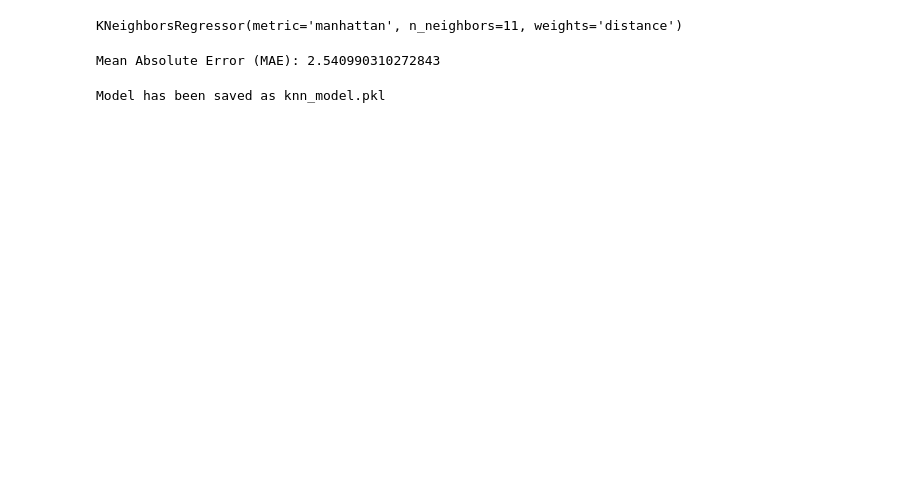
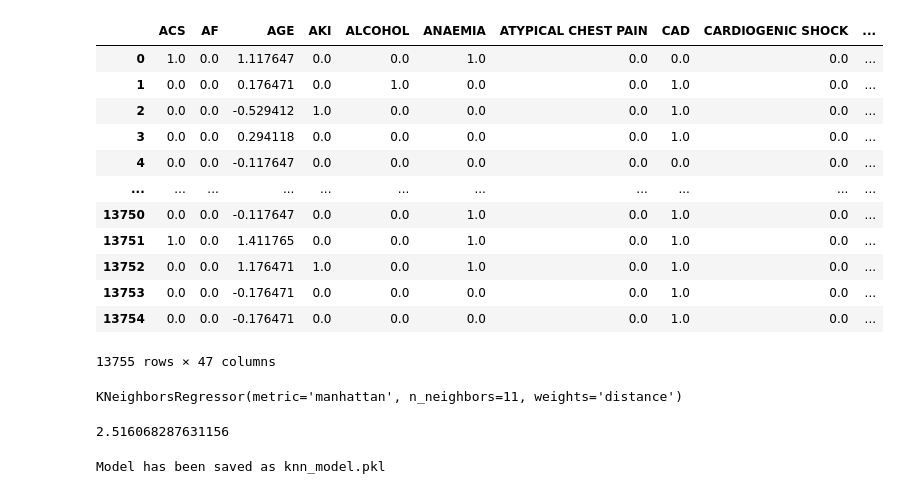
Before and after one commit to Reem24Alamri/hospitai, a Jupyter notebook: Testing.ipynb, the cells around one changed output. Cells and saved outputs as stored; diff of their text form; code cells hidden in the pictures; blank space fills up the shorter version.

```diff
--- a/Testing.ipynb
+++ b/Testing.ipynb
@@ -31,3 +11,25 @@ X
+# %%
+X, y = get_data_cleaned()
+# %%
+
+
+X_proc = sk_learn_proc(X)
+
+X_proc
+# %% [output]
+|  | ACS | AF | AGE | AKI | ALCOHOL | ANAEMIA | ATYPICAL CHEST PAIN | CAD | CARDIOGENIC SHOCK | ... |
+| 0 | 1.0 | 0.0 | 1.117647 | 0.0 | 0.0 | 1.0 | 0.0 | 0.0 | 0.0 | ... |
+| 1 | 0.0 | 0.0 | 0.176471 | 0.0 | 1.0 | 0.0 | 0.0 | 1.0 | 0.0 | ... |
+| 2 | 0.0 | 0.0 | -0.529412 | 1.0 | 0.0 | 0.0 | 0.0 | 1.0 | 0.0 | ... |
+| 3 | 0.0 | 0.0 | 0.294118 | 0.0 | 0.0 | 0.0 | 0.0 | 1.0 | 0.0 | ... |
+| 4 | 0.0 | 0.0 | -0.117647 | 0.0 | 0.0 | 0.0 | 0.0 | 0.0 | 0.0 | ... |
+| ... | ... | ... | ... | ... | ... | ... | ... | ... | ... | ... |
+| 13750 | 0.0 | 0.0 | -0.117647 | 0.0 | 0.0 | 1.0 | 0.0 | 1.0 | 0.0 | ... |
+| 13751 | 1.0 | 0.0 | 1.411765 | 0.0 | 0.0 | 1.0 | 0.0 | 1.0 | 0.0 | ... |
+| 13752 | 0.0 | 0.0 | 1.176471 | 1.0 | 0.0 | 1.0 | 0.0 | 1.0 | 0.0 | ... |
+| 13753 | 0.0 | 0.0 | -0.176471 | 0.0 | 0.0 | 0.0 | 0.0 | 1.0 | 0.0 | ... |
+| 13754 | 0.0 | 0.0 | -0.176471 | 0.0 | 0.0 | 0.0 | 0.0 | 1.0 | 0.0 | ... |
+13755 rows × 47 columns
 # %%
 X_train, X_test, y_train, y_test = train_test_split(X, y, test_size=0.2, random_state=42)
 # %%
@@ -43,7 +45,7 @@ model = train_model(model, X_train, y_train)
 
 evaluate_model(model, X_test, y_test)
 # %% [output]
-Mean Absolute Error (MAE): 2.540990310272843
+2.516068287631156
 # %%
 save_model(model, 'knn_model.pkl')
 # %% [output]
```
Also changed, not shown: parts of 2 cells of this notebook, 2 other files.
